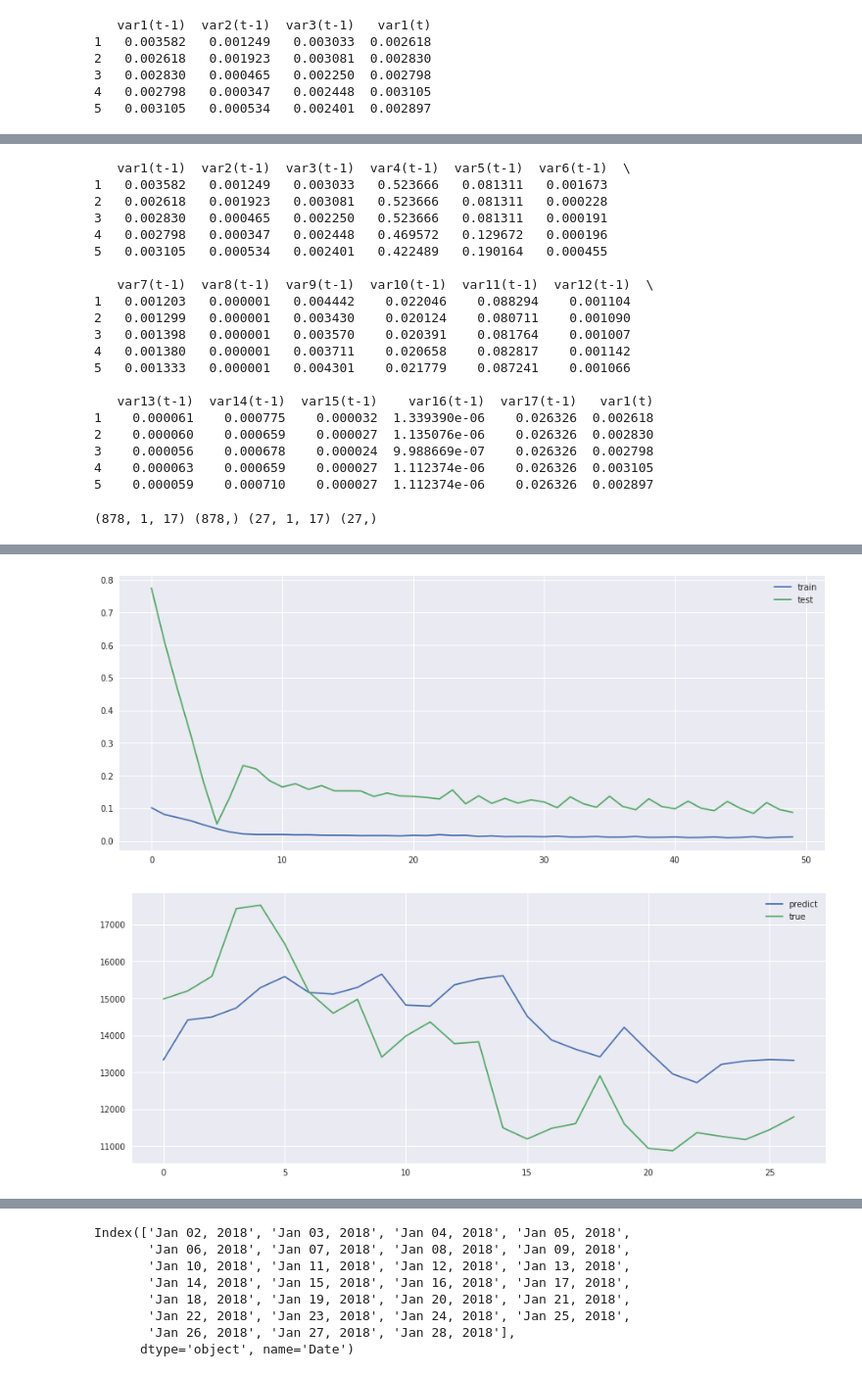
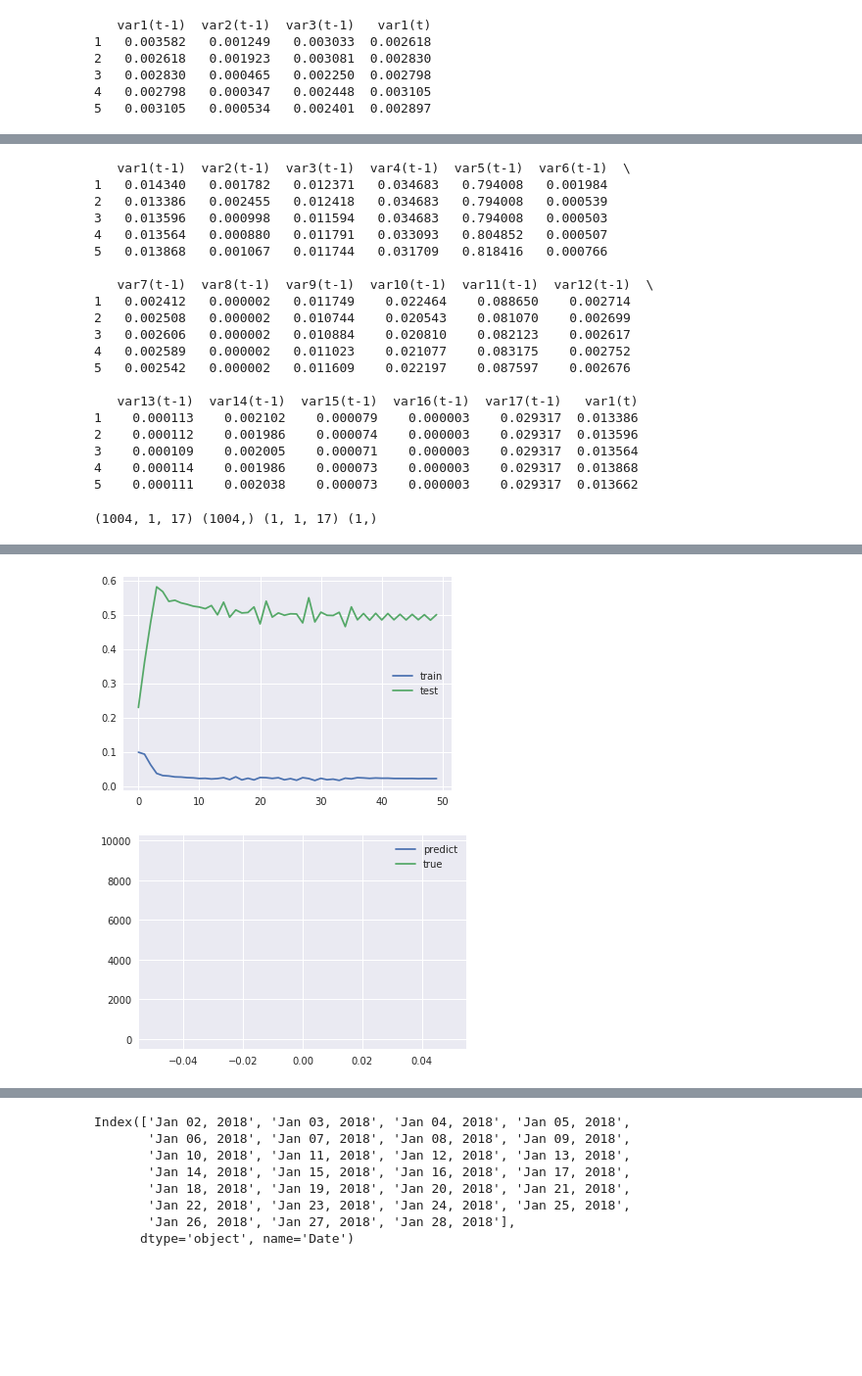
Before and after one commit to TrungAnh1812/essay, a Jupyter notebook: Untitled.ipynb, the cells around one changed output, grey strips where cells are left out. Shown: that part at 98% size. Saved outputs shown, nothing was run; the diff lists cells and outputs as text; code cells hidden in the pictures; blank space fills up the shorter version.

```diff
--- a/Untitled.ipynb
+++ b/Untitled.ipynb
@@ -27,9 +27,9 @@ from statsmodels.tsa.arima_model import ARIMA
 # %% [output]
 Using TensorFlow backend.
 # %%
-data = pd.read_csv('price_data.csv', index_col="Date")
+data = pd.read_csv('price_data_1.csv', index_col="Date")
 
-data.head()
+data.tail()
 # %% [output]
 |  | Close | Volume | Market Cap | Oil | Gold | ETH | Ripple | Bitcoin Cash | Litecoin | NEO | ... |
 | Date |  |  |  |  |  |  |  |  |  |  | ... |
@@ -230,6 +203,6 @@ print('Test RMSE: %.3f' % rmse)
 # %%
 # load dataset
-values = dataset.values
+values = data.values
 # normalize features
 scaler = MinMaxScaler(feature_range=(0, 1))
 scaled = scaler.fit_transform(values)
@@ -240,29 +213,29 @@ reframed.drop(reframed.columns[[18,19,20,21,22,23,24,25,26,27,28,29,30,31,32,33]
 print(reframed.head())
 # %% [output]
    var1(t-1)  var2(t-1)  var3(t-1)  var4(t-1)  var5(t-1)  var6(t-1)  \
-1   0.003582   0.001249   0.003033   0.523666   0.081311   0.001673
-2   0.002618   0.001923   0.003081   0.523666   0.081311   0.000228
-3   0.002830   0.000465   0.002250   0.523666   0.081311   0.000191
-4   0.002798   0.000347   0.002448   0.469572   0.129672   0.000196
-5   0.003105   0.000534   0.002401   0.422489   0.190164   0.000455
+1   0.014340   0.001782   0.012371   0.034683   0.794008   0.001984
+2   0.013386   0.002455   0.012418   0.034683   0.794008   0.000539
+3   0.013596   0.000998   0.011594   0.034683   0.794008   0.000503
+4   0.013564   0.000880   0.011791   0.033093   0.804852   0.000507
+5   0.013868   0.001067   0.011744   0.031709   0.818416   0.000766
 
    var7(t-1)  var8(t-1)  var9(t-1)  var10(t-1)  var11(t-1)  var12(t-1)  \
-1   0.001203   0.000001   0.004442    0.022046    0.088294    0.001104
-2   0.001299   0.000001   0.003430    0.020124    0.080711    0.001090
-3   0.001398   0.000001   0.003570    0.020391    0.081764    0.001007
-4   0.001380   0.000001   0.003711    0.020658    0.082817    0.001142
-5   0.001333   0.000001   0.004301    0.021779    0.087241    0.001066
+1   0.002412   0.000002   0.011749    0.022464    0.088650    0.002714
+2   0.002508   0.000002   0.010744    0.020543    0.081070    0.002699
+3   0.002606   0.000002   0.010884    0.020810    0.082123    0.002617
+4   0.002589   0.000002   0.011023    0.021077    0.083175    0.002752
+5   0.002542   0.000002   0.011609    0.022197    0.087597    0.002676
 
-   var13(t-1)  var14(t-1)  var15(t-1)    var16(t-1)  var17(t-1)   var1(t)
-1    0.000061    0.000775    0.000032  1.339390e-06    0.026326  0.002618
-2    0.000060    0.000659    0.000027  1.135076e-06    0.026326  0.002830
-3    0.000056    0.000678    0.000024  9.988669e-07    0.026326  0.002798
-4    0.000063    0.000659    0.000027  1.112374e-06    0.026326  0.003105
-5    0.000059    0.000710    0.000027  1.112374e-06    0.026326  0.002897
+   var13(t-1)  var14(t-1)  var15(t-1)  var16(t-1)  var17(t-1)   var1(t)
+1    0.000113    0.002102    0.000079    0.000003    0.029317  0.013386
+2    0.000112    0.001986    0.000074    0.000003    0.029317  0.013596
+3    0.000109    0.002005    0.000071    0.000003    0.029317  0.013564
+4    0.000114    0.001986    0.000073    0.000003    0.029317  0.013868
+5    0.000111    0.002038    0.000073    0.000003    0.029317  0.013662
 # %%
 # split into train and test sets
 values = reframed.values
-n_train_hours = 878
+n_train_hours = 1004
 train = values[:n_train_hours, :]
 test = values[n_train_hours:, :]
 # split into input and outputs
@@ -273,7 +246,7 @@ train_X = train_X.reshape((train_X.shape[0], 1, train_X.shape[1]))
 test_X = test_X.reshape((test_X.shape[0], 1, test_X.shape[1]))
 print(train_X.shape, train_y.shape, test_X.shape, test_y.shape)
 # %% [output]
-(878, 1, 17) (878,) (27, 1, 17) (27,)
+(1004, 1, 17) (1004,) (1, 1, 17) (1,)
 # %%
 # design network
 model = Sequential()
@@ -281,7 +254,7 @@ model.add(LSTM(50, input_shape=(train_X.shape[1], train_X.shape[2])))
 model.add(Dense(1))
 model.compile(loss='mae', optimizer='adam')
 # fit network
-history = model.fit(train_X, train_y, epochs=50, batch_size=72, validation_data=(test_X, test_y), verbose=2, shuffle=False)
+history = model.fit(train_X, train_y, epochs=50, batch_size=60, validation_data=(test_X, test_y), verbose=2, shuffle=False)
 # plot history
 pyplot.plot(history.history['loss'], label='train')
 pyplot.plot(history.history['val_loss'], label='test')
@@ -308,4 +281,4 @@ Epoch 50/50
-[figure, old version]
+[figure, new version]
 # %%
 # make a prediction
 yhat = model.predict(test_X)
@@ -326,7 +299,7 @@ pyplot.plot(inv_y, label='true')
 pyplot.legend()
 pyplot.show()
 # %% [output]
-[figure, old version]
+[figure, new version]
 # %%
 # calculate RMSE
 rmse = sqrt(mean_squared_error(inv_y, inv_yhat))
```
Also changed, not shown: parts of 13 cells of this notebook, 1 other file.
